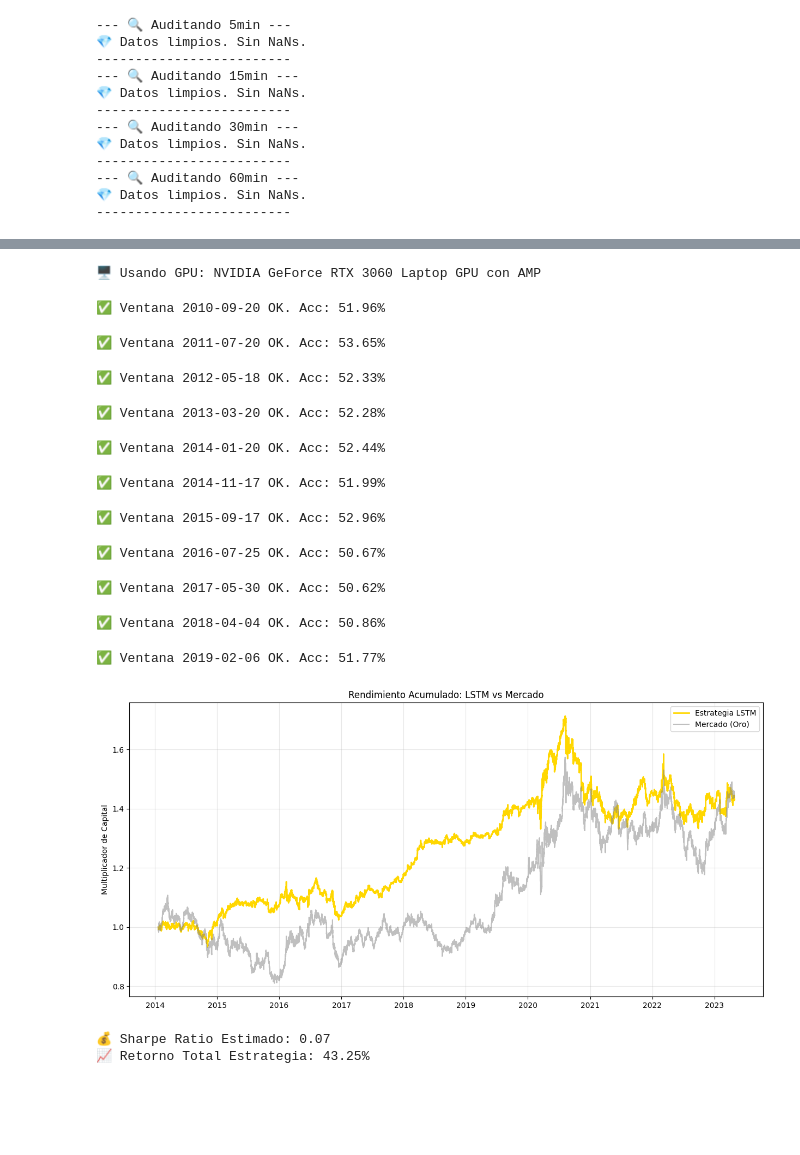
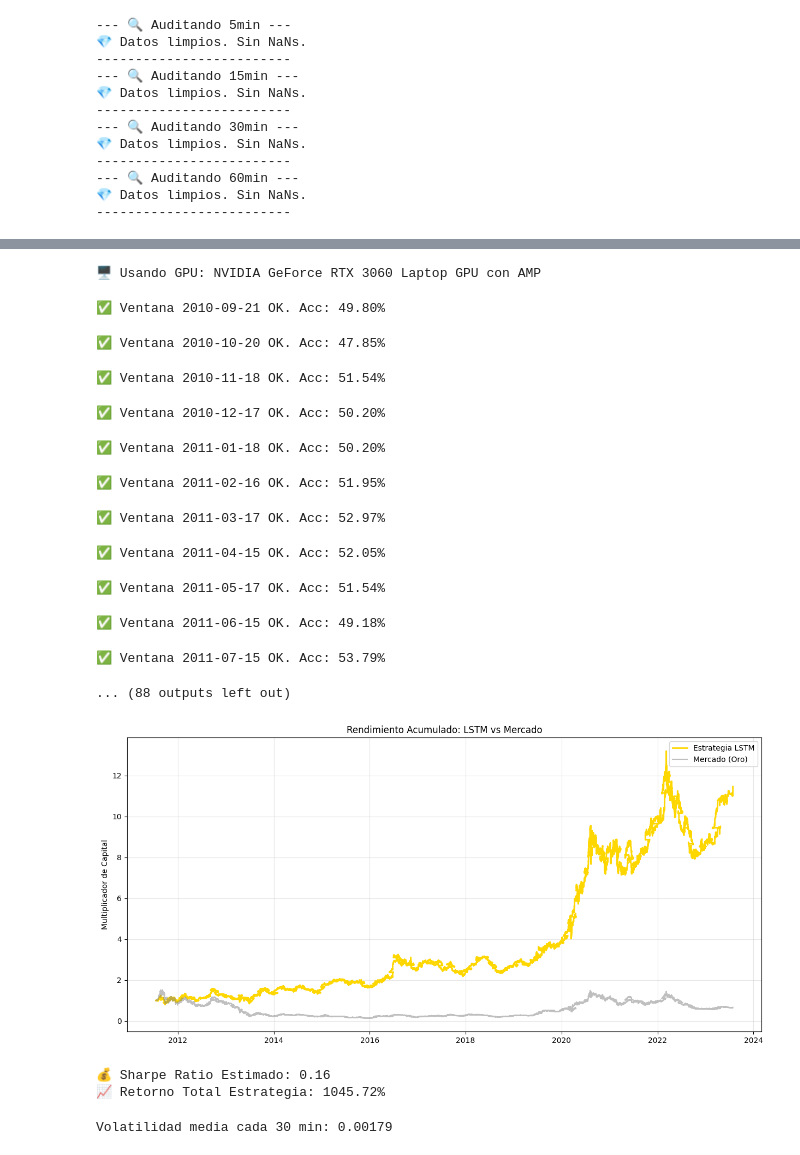
Before and after one commit to LijunZhou000/ML-Algorithmic-Trading, a Jupyter notebook: TradingBots/limipio/limpio.ipynb, the cells around one changed output, grey strips where cells are left out. Saved outputs shown, nothing was run; the diff lists cells and outputs as text; code cells hidden in the pictures; blank space fills up the shorter version.

```diff
--- a/TradingBots/limipio/limpio.ipynb
+++ b/TradingBots/limipio/limpio.ipynb
@@ -75,7 +78,12 @@ FEATURE_COLUMNS = [
     'vwap_zscore', 'dist_sma_20_ticks', 'ticks_velocity',
 
     # --- Posición Diaria ---
-    'dist_high_cum_ticks', 'dist_low_cum_ticks', 'dist_open_day_ticks'
+    'dist_high_cum_ticks', 'dist_low_cum_ticks', 'dist_open_day_ticks',
+
+        # Añade estas 3 a tu lista actual:
+    'atr_norm',       # De features.py (Volatilidad relativa)
+    'bb_percent_b',   # De features.py (Posición en bandas)
+    'clv'             # De features.py (Presión de cierre)
 ]
 
 TARGET_COLUMN = 'target_bin' # 1 si sube, 0 si baja/lateral
@@ -332,15 +105,16 @@ def run_walk_forward_pytorch_amp(df, feature_cols, target_col='target_bin',
 # %%
-result_torch = run_walk_forward_pytorch_amp(df_final_dict[f'{MINUTES}min'], FEATURE_COLUMNS)
+result_torch, model, sc = run_walk_forward_pytorch_amp(df_final_dict[f'{MINUTES}min'], FEATURE_COLUMNS, train_size=5000, test_size=1000, step=500, lookback=24)
 # %% [output]
 🖥️ Usando GPU: NVIDIA GeForce RTX 3060 Laptop GPU con AMP
-✅ Ventana 2010-09-20 OK. Acc: 51.96%
+✅ Ventana 2010-09-21 OK. Acc: 49.80%
-✅ Ventana 2011-07-20 OK. Acc: 53.65%
+✅ Ventana 2010-10-20 OK. Acc: 47.85%
-✅ Ventana 2012-05-18 OK. Acc: 52.33%
+✅ Ventana 2010-11-18 OK. Acc: 51.54%
-✅ Ventana 2013-03-20 OK. Acc: 52.28%
+✅ Ventana 2010-12-17 OK. Acc: 50.20%
-✅ Ventana 2014-01-20 OK. Acc: 52.44%
+✅ Ventana 2011-01-18 OK. Acc: 50.20%
-✅ Ventana 2014-11-17 OK. Acc: 51.99%
+✅ Ventana 2011-02-16 OK. Acc: 51.95%
-✅ Ventana 2015-09-17 OK. Acc: 52.96%
+✅ Ventana 2011-03-17 OK. Acc: 52.97%
-✅ Ventana 2016-07-25 OK. Acc: 50.67%
+✅ Ventana 2011-04-15 OK. Acc: 52.05%
-✅ Ventana 2017-05-30 OK. Acc: 50.62%
+✅ Ventana 2011-05-17 OK. Acc: 51.54%
-✅ Ventana 2018-04-04 OK. Acc: 50.86%
+✅ Ventana 2011-06-15 OK. Acc: 49.18%
-✅ Ventana 2019-02-06 OK. Acc: 51.77%
+✅ Ventana 2011-07-15 OK. Acc: 53.79%
+... (88 outputs left out)
@@ -429,34 +121,15 @@ def run_walk_forward_tqdm(df, feature_cols, target_col='target_bin',
 # %%
-import matplotlib.pyplot as plt
-
-def plot_trading_results(df_res):
-    # 1. Calculamos el retorno de la estrategia
-    # Si la probabilidad es > 0.5, compramos (usamos el retorno real)
-    # Si es < 0.5, no hacemos nada (o podrías vender, pero vamos a probar solo largos)
-    df_res['strat_ret'] = df_res.apply(lambda x: x['ret_real'] if x['prob_up'] > 0.5 else 0, axis=1)
-
-    # 2. Retorno acumulado
-    df_res['cum_strat'] = (1 + df_res['strat_ret']).cumprod()
-    df_res['cum_market'] = (1 + df_res['ret_real']).cumprod()
-
-    # 3. Gráfico
-    plt.figure(figsize=(15, 7))
-    plt.plot(df_res['datetime'], df_res['cum_strat'], label='Estrategia LSTM', color='gold', lw=2)
-    plt.plot(df_res['datetime'], df_res['cum_market'], label='Mercado (Oro)', color='gray', alpha=0.5)
-
-    plt.title('Rendimiento Acumulado: LSTM vs Mercado')
-    plt.ylabel('Multiplicador de Capital')
-    plt.legend()
-    plt.grid(alpha=0.3)
-    plt.show()
-
-    # 4. Estadísticas Pro
-    sharpe = (df_res['strat_ret'].mean() / df_res['strat_ret'].std()) * (252**0.5)
-    print(f"💰 Sharpe Ratio Estimado: {sharpe:.2f}")
-    print(f"📈 Retorno Total Estrategia: {(df_res['cum_strat'].iloc[-1]-1):.2%}")
-
 plot_trading_results(result_torch)
 # %% [output]
-[figure, old version]
+[figure, new version]
-💰 Sharpe Ratio Estimado: 0.07
-📈 Retorno Total Estrategia: 43.25%
+💰 Sharpe Ratio Estimado: 0.16
+📈 Retorno Total Estrategia: 1045.72%
+# %%
+# Calculamos la volatilidad media (ATR simplificado) para que el umbral sea lógico
+volatilidad_media = df_final_dict[f'{MINUTES}min']['target_ret_30m'].abs().mean()
+print(f"Volatilidad media cada 30 min: {volatilidad_media:.5f}")
+
+# Umbral: Solo queremos operar si el movimiento esperado es mayor que la media
+threshold = volatilidad_media * 0.7
+# %% [output]
+Volatilidad media cada 30 min: 0.00179
```
Also changed, not shown: parts of 32 cells of this notebook, 2 other files.
